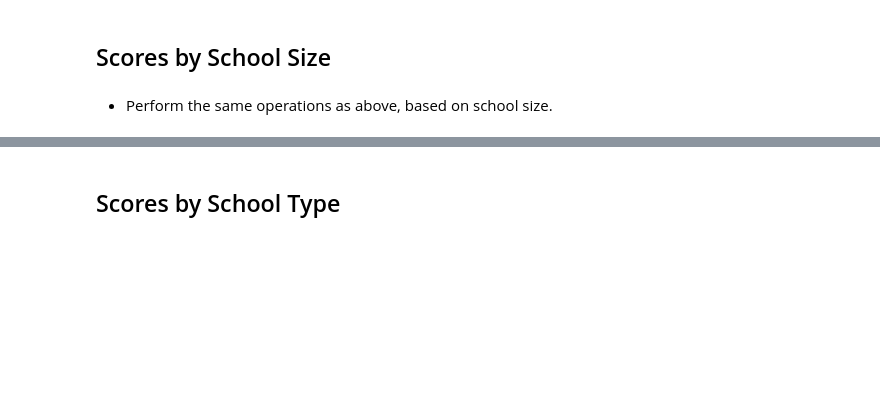
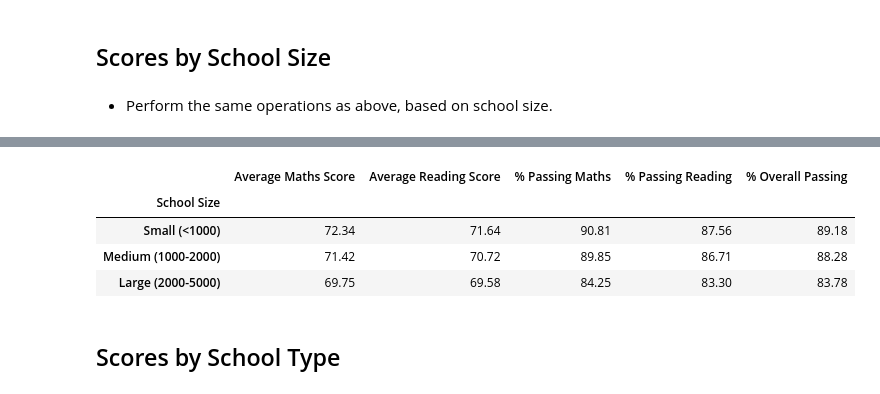
Before and after one commit to AlexFeeney/AdelUni_Chalenge4_PythonViz, a Jupyter notebook: PyCitySchools/PyCitySchools_starter.ipynb, the cells around one changed output, grey strips where cells are left out. Saved outputs shown, nothing was run; the diff lists cells and outputs as text; code cells hidden in the pictures; blank space fills up the shorter version.

```diff
--- a/PyCitySchools/PyCitySchools_starter.ipynb
+++ b/PyCitySchools/PyCitySchools_starter.ipynb
@@ -362,3 +399,55 @@ overview_df
+# %%
+# Group by school_name to calculate key metrics
+grouped_schools = school_data_complete.groupby('school_name')
+
+# Calculate Total Students, Total School Budget, Average Maths Score, Average Reading Score
+total_students = grouped_schools['Student ID'].count()
+total_school_budget = grouped_schools['budget'].mean()
+average_maths_score = grouped_schools['maths_score'].mean()
+average_reading_score = grouped_schools['reading_score'].mean()
+
+# Calculate % Passing Maths, % Passing Reading, and % Overall Passing
+passing_maths = school_data_complete[school_data_complete['maths_score'] >= 50].groupby('school_name')['Student ID'].count()
+passing_reading = school_data_complete[school_data_complete['reading_score'] >= 50].groupby('school_name')['Student ID'].count()
+overall_passing = school_data_complete[(school_data_complete['maths_score'] >= 50) & (school_data_complete['reading_score'] >= 50)].groupby('school_name')['Student ID'].count()
+
+percent_passing_maths = (passing_maths / total_students) * 100
+percent_passing_reading = (passing_reading / total_students) * 100
+percent_overall_passing = (overall_passing / total_students) * 100
+
+# Create a DataFrame with the results
+school_performance_data = {
+    'Average Maths Score': average_maths_score,
+    'Average Reading Score': average_reading_score,
+    '% Passing Maths': percent_passing_maths,
+    '% Passing Reading': percent_passing_reading,
+    '% Overall Passing': (percent_passing_maths + percent_passing_reading) / 2,
+    'School Size': school_data_complete.groupby('school_name')['size'].first()
+}
+
+school_performance_df = pd.DataFrame(school_performance_data)
+
+# Create bins for school size
+size_bins = [0, 1000, 2000, 5000]
+size_labels = ['Small (<1000)', 'Medium (1000-2000)', 'Large (2000-5000)']
+
+# Cut the 'School Size' into the bins
+school_performance_df['School Size'] = pd.cut(school_performance_df['School Size'], bins=size_bins, labels=size_labels, include_lowest=True)
+
+# Group by school size and calculate the mean for each metric
+size_performance_df = school_performance_df.groupby('School Size').mean()
+
+# Round the values in all columns to 2 decimal places
+size_performance_df = size_performance_df.round(2)
+
+# Displaying the DataFrame
+size_performance_df
+# %% [output]
+|  | Average Maths Score | Average Reading Score | % Passing Maths | % Passing Reading | % Overall Passing |
+| School Size |  |  |  |  |  |
+| Small (<1000) | 72.34 | 71.64 | 90.81 | 87.56 | 89.18 |
+| Medium (1000-2000) | 71.42 | 70.72 | 89.85 | 86.71 | 88.28 |
+| Large (2000-5000) | 69.75 | 69.58 | 84.25 | 83.30 | 83.78 |
 # %% [markdown]
 ## Scores by School Type
 # %% [markdown]
```
Also changed, not shown: parts of 5 cells of this notebook, 1 other file.
